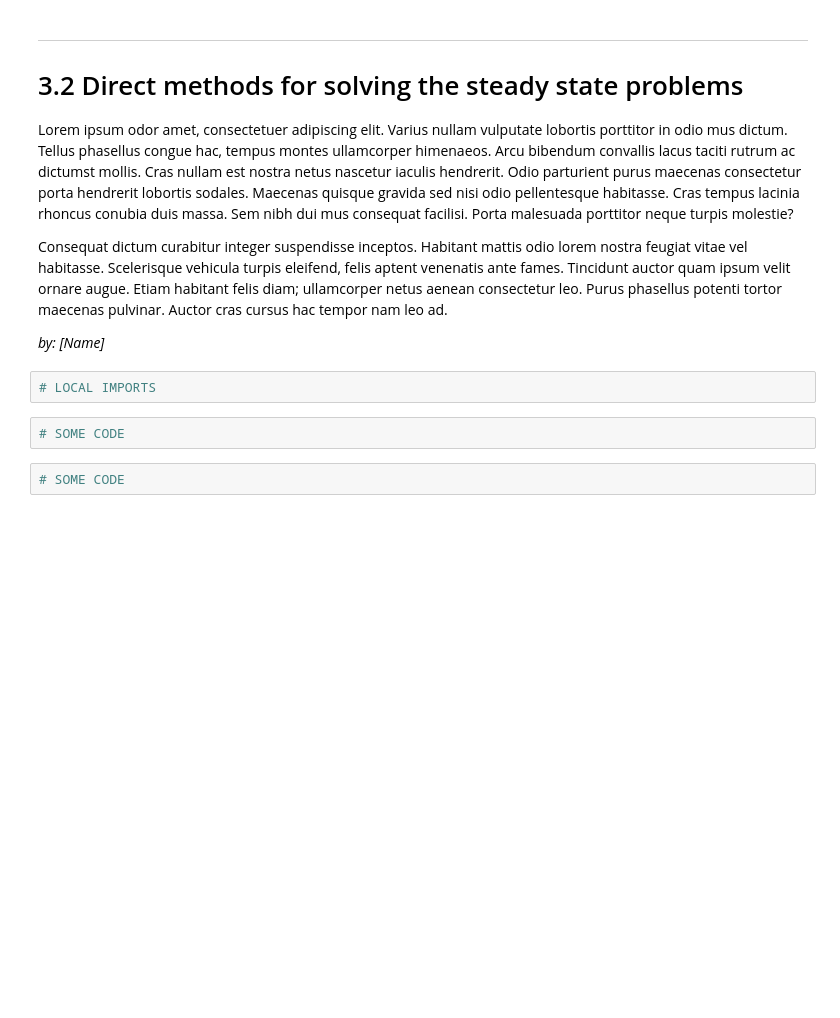
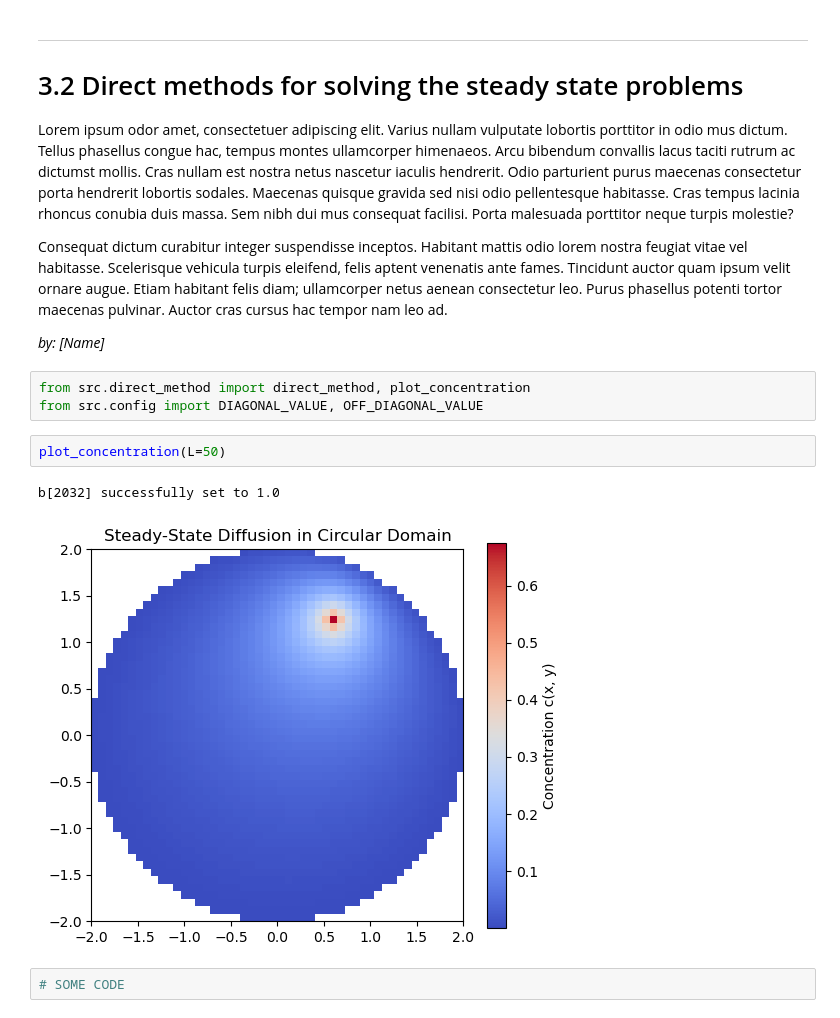
Before and after one commit to kingilsildor/CLS-Scientific_Computing-Assignment3, a Jupyter notebook: interface.ipynb, the cells around one changed output. Drawn from its saved outputs; the diff is of its cells as text; blank space fills up the shorter version.

Commit message:
direct_method module and interface part added

```diff
--- a/interface.ipynb
+++ b/interface.ipynb
@@ -173,10 +134,14 @@ Lorem ipsum odor amet, consectetuer adipiscing elit. Varius nullam vulputate lob
 Consequat dictum curabitur integer suspendisse inceptos. Habitant mattis odio lorem nostra feugiat vitae vel habitasse. Scelerisque vehicula turpis eleifend, felis aptent venenatis ante fames. Tincidunt auctor quam ipsum velit ornare augue. Etiam habitant felis diam; ullamcorper netus aenean consectetur leo. Purus phasellus potenti tortor maecenas pulvinar. Auctor cras cursus hac tempor nam leo ad.
 
 _by: [Name]_
-# %%
-# LOCAL IMPORTS
-# %%
-# SOME CODE
+# %%
+from src.direct_method import direct_method, plot_concentration
+from src.config import DIAGONAL_VALUE, OFF_DIAGONAL_VALUE
+# %%
+plot_concentration(L=50)
+# %% [output]
+b[2032] successfully set to 1.0
+[figure, added]
 # %%
 # SOME CODE
 # %% [markdown]
```
Also changed, not shown: parts of 11 cells of this notebook, 1 other file.
